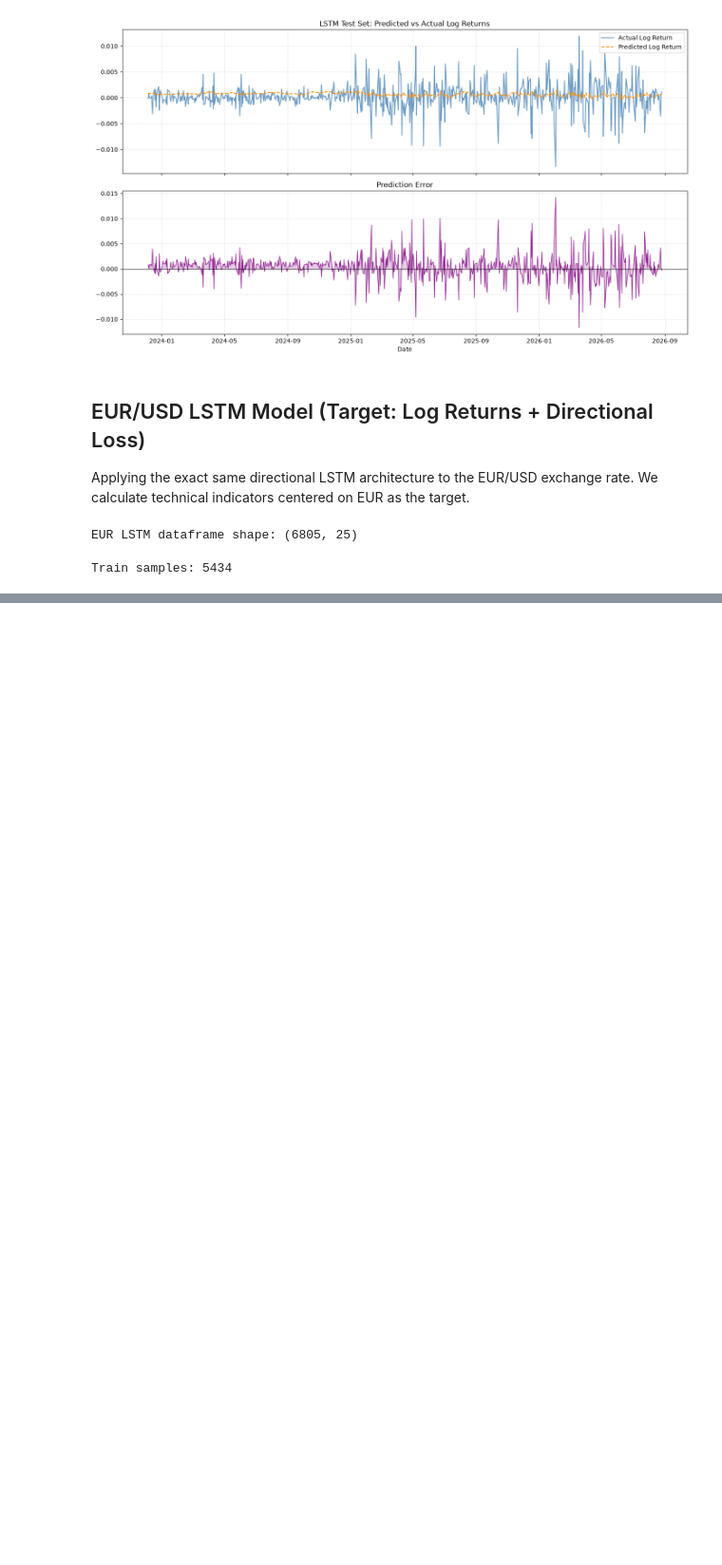
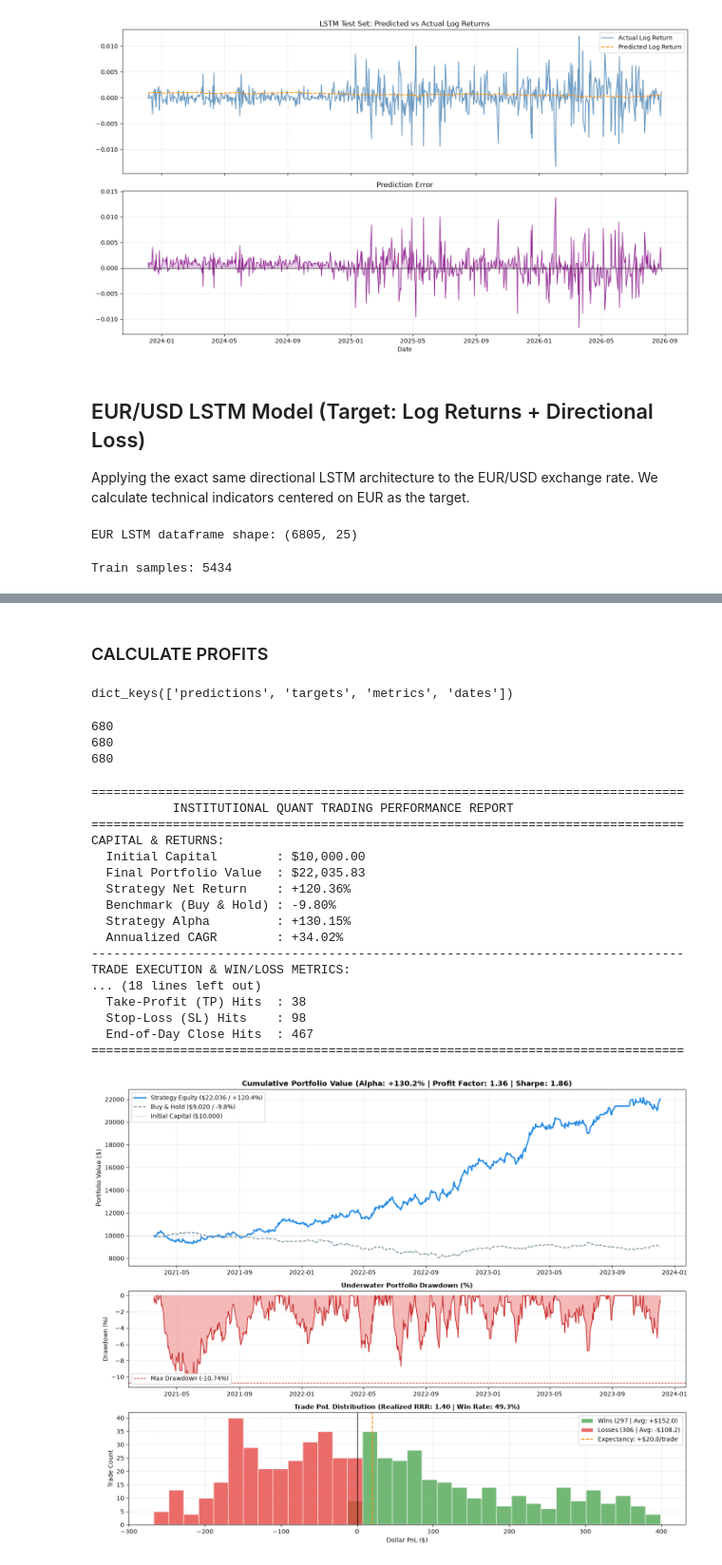
Before and after one commit to Princekumarofficial/potential-octo-sniffle, a Jupyter notebook: train.ipynb, the cells around one changed output, grey strips where cells are left out. Shown at 95% size. Cells and saved outputs as stored; diff of their text form; code cells hidden in the pictures; blank space fills up the shorter version.

```diff
--- a/train.ipynb
+++ b/train.ipynb
@@ -1050,7 +1052,7 @@ EUR LSTM dataframe shape: (6805, 25)
 # ────────────────────────────────────────────────────────────────────────────
 eur_lstm_loaders = create_time_series_dataloaders(
     data=eur_df,
-    target_column="TARGET_LOG_RETURN_NEXT",
+    target_column="Log_Returns",
     feature_columns=EUR_LSTM_FEATURE_COLS,
     window_size=LSTM_WINDOW_SIZE,
     offset=0,
@@ -1111,6 +1113,8 @@ eur_lstm_eval_results = predict_and_store_window_model(
     device=DEVICE,
     output_path=str(RESULTS_PATH),
     metadata={"window_size": LSTM_WINDOW_SIZE, "target": "EUR_Log_Returns"},
+    price_data=eur_df,
+    price_column="EUR",
 )
 
 for split_name in ["train", "validation", "test"]:
@@ -1150,0 +1155,2 @@ plt.show()
+# %% [markdown]
+### CALCULATE PROFITS
@@ -1150,0 +1159,57 @@ plt.show()
+# %%
+eur_lstm_eval_results["validation"].keys()
+# %% [output]
+dict_keys(['predictions', 'targets', 'metrics', 'dates'])
+# %%
+print(eur_lstm_eval_results["validation"]["predictions"].size)
+print(eur_lstm_eval_results["validation"]["targets"].size)
+print(eur_lstm_eval_results["validation"]["dates"].size)
+# %% [output]
+680
+680
+680
+# %%
+# 1. Instantiate the quantitative backtester
+# You can test on "validation" or "test"
+split = "validation"
+
+calculator = AdvancedProfitCalculator(
+    predictions=eur_lstm_eval_results[split]["predictions"],
+    actual_returns=eur_lstm_eval_results[split]["targets"],
+    initial_capital=10000.0,
+    stop_loss=0.004,         # 0.40% Stop Loss
+    risk_reward_ratio=2.0,   # 1:2 RRR -> Auto-sets Take Profit to 0.80%
+    threshold=0.0001,        # 1-pip deadzone filter (avoids noise below 0.01%)
+    fee_per_trade=0.0001,    # 1-pip round-trip transaction friction
+    risk_per_trade=0.02,     # Risk exactly 2% of portfolio equity per trade
+    max_leverage=3.0,        # Conservative 3x forex leverage cap
+    dates=eur_lstm_eval_results[split]["dates"],
+)
+
+# 2. Print institutional performance summary
+calculator.summary()
+
+# 3. Render 3-panel quant trading dashboard:
+#    - Panel 1: Portfolio Equity Curve vs Buy & Hold Benchmark
+#    - Panel 2: Underwater Drawdown Curve (%)
+#    - Panel 3: Trade PnL Distribution (Histogram of Wins & Losses)
+calculator.plot()
+# %% [output]
+================================================================================
+           INSTITUTIONAL QUANT TRADING PERFORMANCE REPORT
+================================================================================
+CAPITAL & RETURNS:
+  Initial Capital        : $10,000.00
+  Final Portfolio Value  : $22,035.83
+  Strategy Net Return    : +120.36%
+  Benchmark (Buy & Hold) : -9.80%
+  Strategy Alpha         : +130.15%
+  Annualized CAGR        : +34.02%
+--------------------------------------------------------------------------------
+TRADE EXECUTION & WIN/LOSS METRICS:
+... (18 lines left out)
+  Take-Profit (TP) Hits  : 38
+  Stop-Loss (SL) Hits    : 98
+  End-of-Day Close Hits  : 467
+================================================================================
+[figure, added]
```
Also changed, not shown: parts of 24 cells of this notebook, 6 other files.
